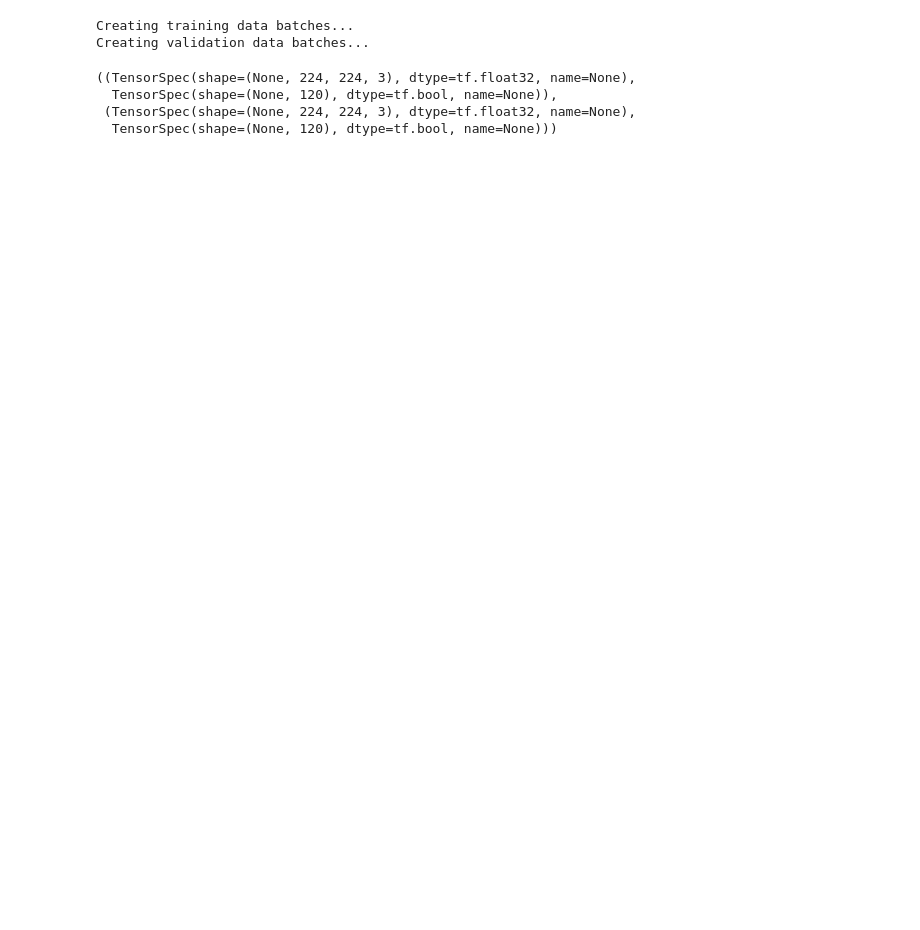
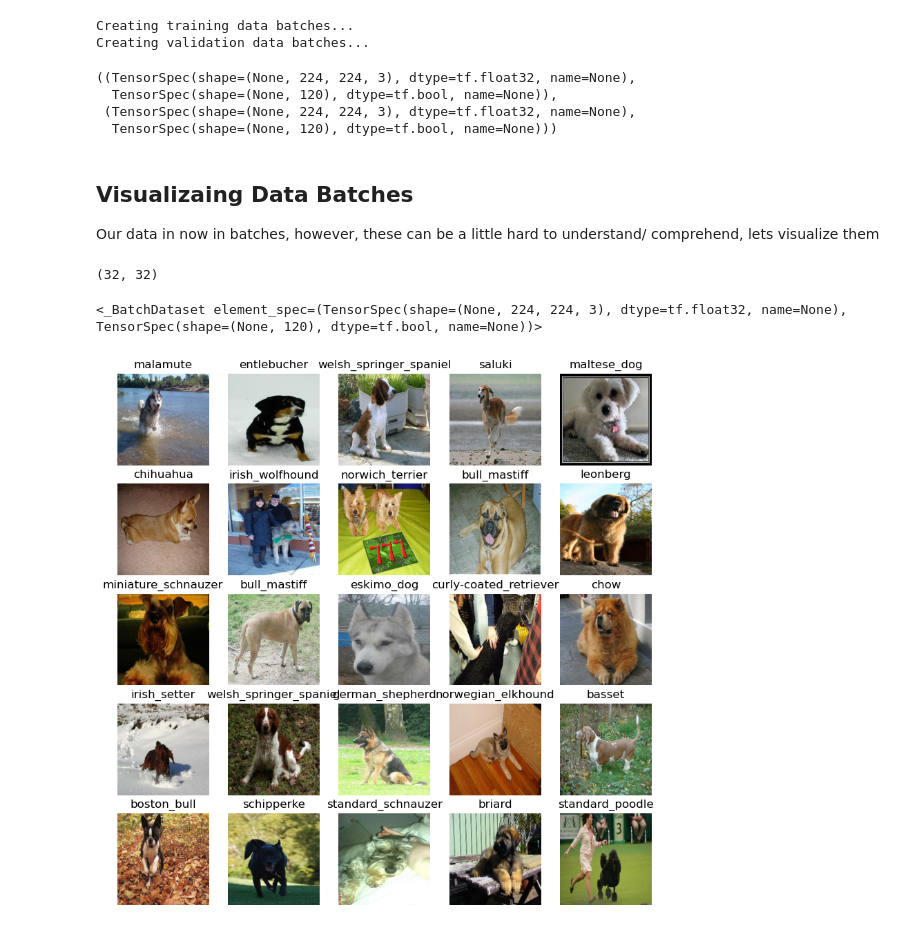
Before and after one commit to Niaziz007/AI-ML, a Jupyter notebook: ML_Projects/Untitled Folder/End-to-end Multil-class classification.ipynb, the cells around one changed output. Saved outputs shown, nothing was run; the diff lists cells and outputs as text; code cells hidden in the pictures; blank space fills up the shorter version.

Commit message:
Dog_breed_clf Aug 7

```diff
--- a/ML_Projects/Untitled Folder/End-to-end Multil-class classification.ipynb
+++ b/ML_Projects/Untitled Folder/End-to-end Multil-class classification.ipynb
@@ -466,3 +467,41 @@ train_data.element_spec, val_data.element_spec
   TensorSpec(shape=(None, 120), dtype=tf.bool, name=None)),
  (TensorSpec(shape=(None, 224, 224, 3), dtype=tf.float32, name=None),
   TensorSpec(shape=(None, 120), dtype=tf.bool, name=None)))
+# %% [markdown]
+## Visualizaing Data Batches
+
+Our data in now in batches, however, these can be a little hard to understand/ comprehend, lets visualize them
+# %%
+import matplotlib.pyplot as plt
+
+# Create a function for viewing images in a data batch
+def show_25_images(images, labels):
+    """
+    Displays a plot of 25 images and their lables from a data batch.
+    """
+    # setup the figure
+    plt.figure(figsize=(10,10))
+    # loop through 25 (for displaying 25 images)
+    for i in range(25):
+        # create subplots (5 rows, 5 columns)
+        ax = plt.subplot(5,5, i+1)
+        # Display an image
+        plt.imshow(images[i])
+        # Add the image label as the little
+        plt.title(unique_breeds[labels[i].argmax()])
+        # turn the grid lines off
+        plt.axis("off")
+# %%
+train_images, train_labels = next(train_data.as_numpy_iterator())
+len(train_images), len(train_labels)
+# %% [output]
+(32, 32)
+# %%
+train_data
+# %% [output]
+<_BatchDataset element_spec=(TensorSpec(shape=(None, 224, 224, 3), dtype=tf.float32, name=None), TensorSpec(shape=(None, 120), dtype=tf.bool, name=None))>
+# %%
+# Now lets visualize the data in training batch
+show_25_images(train_images,train_labels)
+# %% [output]
+[figure, added]
```
Also changed, not shown: parts of 6 cells of this notebook.
